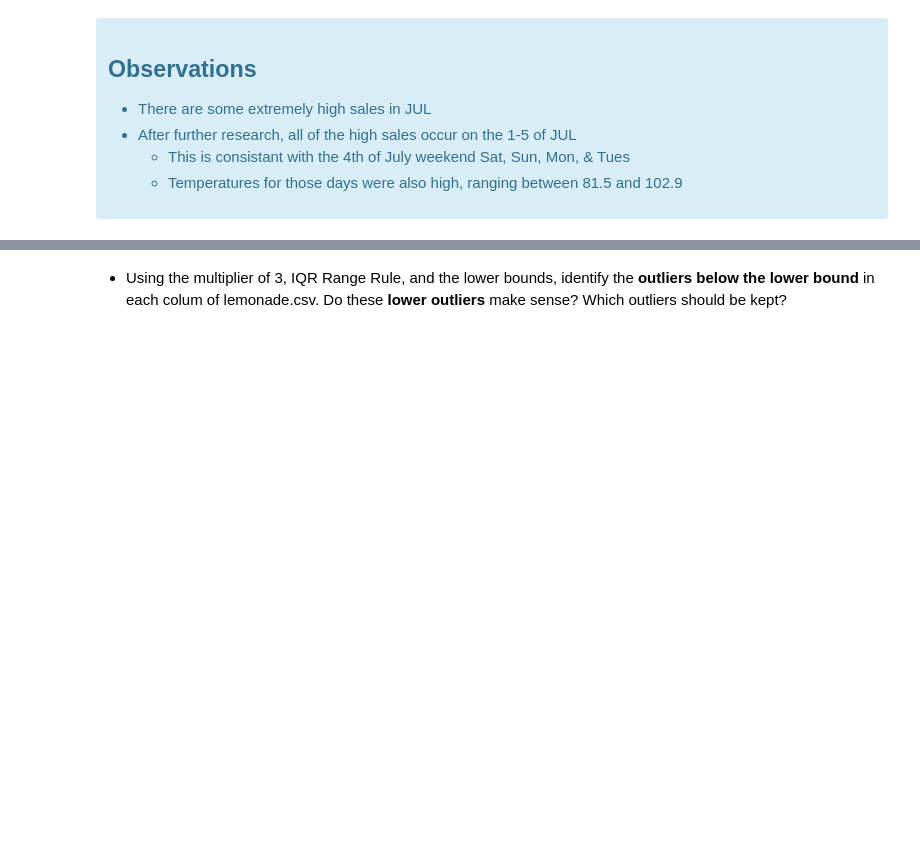
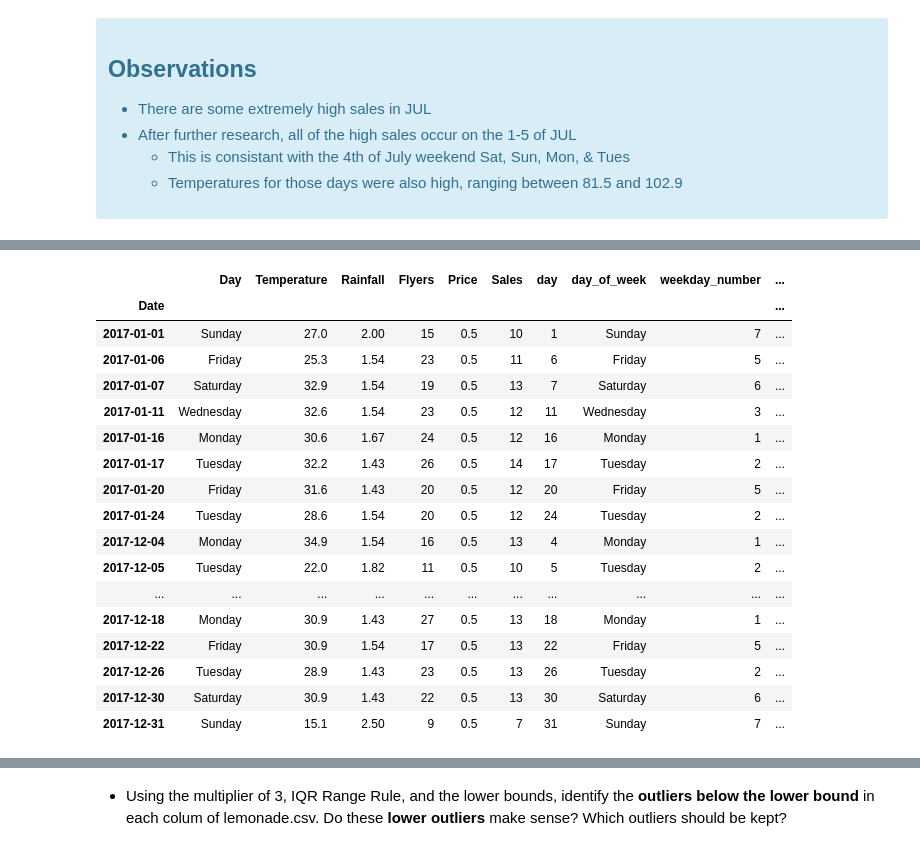
Before and after one commit to QMCBT-JustinEvans/anomaly-detection-exercises, a Jupyter notebook: continuous_probabilistic_methods.ipynb, the cells around one changed output, grey strips where cells are left out. Saved outputs shown, nothing was run; the diff lists cells and outputs as text; code cells hidden in the pictures; blank space fills up the shorter version.

```diff
--- a/continuous_probabilistic_methods.ipynb
+++ b/continuous_probabilistic_methods.ipynb
@@ -368,0 +491,33 @@ plt.show()
+# %%
+def z_outliers(df):
+    """
+    DESCRIPTION:
+    This function will compute the zscore for each value in numeric columns.
+
+    REQUIRED IMPORTS:
+    import numpy as np
+
+    ARGUMENTS:
+    df = DataFrame
+
+    RETURN:
+    z_outliers
+    """
+    z_outliers = {}
+    for col in df.columns:
+        if np.issubdtype(df[col].dtype, np.number):
+            if df[col].std() != 0:
+                z_score = (df[col] - df[col].mean()) / df[col].std()
+                print(f' z score for {col} is {z_score}\n')
+                print('----------------------------------------------')
+                z_outliers[col] = {}
+                z_outliers[col]['z_score'] = {'z_score' : z_score}
+                z_outliers[col]['df'] = df[((df[col] - df[col].mean()) / df[col].std()) >2]
+            else:
+                pass
+        else:
+            pass
+    return z_outliers
+# %%
+# assign and run the custom function to compute, return, and display the zscore for all numeric columns
+z_outliers = z_outliers(df)
@@ -368,0 +569,22 @@ plt.show()
+# %%
+# Show z_score for a given column as a DataFrame
+z_outliers['Rainfall']['df']
+# %% [output]
+|  | Day | Temperature | Rainfall | Flyers | Price | Sales | day | day_of_week | weekday_number | ... |
+| Date |  |  |  |  |  |  |  |  |  | ... |
+| 2017-01-01 | Sunday | 27.0 | 2.00 | 15 | 0.5 | 10 | 1 | Sunday | 7 | ... |
+| 2017-01-06 | Friday | 25.3 | 1.54 | 23 | 0.5 | 11 | 6 | Friday | 5 | ... |
+| 2017-01-07 | Saturday | 32.9 | 1.54 | 19 | 0.5 | 13 | 7 | Saturday | 6 | ... |
+| 2017-01-11 | Wednesday | 32.6 | 1.54 | 23 | 0.5 | 12 | 11 | Wednesday | 3 | ... |
+| 2017-01-16 | Monday | 30.6 | 1.67 | 24 | 0.5 | 12 | 16 | Monday | 1 | ... |
+| 2017-01-17 | Tuesday | 32.2 | 1.43 | 26 | 0.5 | 14 | 17 | Tuesday | 2 | ... |
+| 2017-01-20 | Friday | 31.6 | 1.43 | 20 | 0.5 | 12 | 20 | Friday | 5 | ... |
+| 2017-01-24 | Tuesday | 28.6 | 1.54 | 20 | 0.5 | 12 | 24 | Tuesday | 2 | ... |
+| 2017-12-04 | Monday | 34.9 | 1.54 | 16 | 0.5 | 13 | 4 | Monday | 1 | ... |
+| 2017-12-05 | Tuesday | 22.0 | 1.82 | 11 | 0.5 | 10 | 5 | Tuesday | 2 | ... |
+| ... | ... | ... | ... | ... | ... | ... | ... | ... | ... | ... |
+| 2017-12-18 | Monday | 30.9 | 1.43 | 27 | 0.5 | 13 | 18 | Monday | 1 | ... |
+| 2017-12-22 | Friday | 30.9 | 1.54 | 17 | 0.5 | 13 | 22 | Friday | 5 | ... |
+| 2017-12-26 | Tuesday | 28.9 | 1.43 | 23 | 0.5 | 13 | 26 | Tuesday | 2 | ... |
+| 2017-12-30 | Saturday | 30.9 | 1.43 | 22 | 0.5 | 13 | 30 | Saturday | 6 | ... |
+| 2017-12-31 | Sunday | 15.1 | 2.50 | 9 | 0.5 | 7 | 31 | Sunday | 7 | ... |
```
Also changed, not shown: parts of 18 cells of this notebook.
